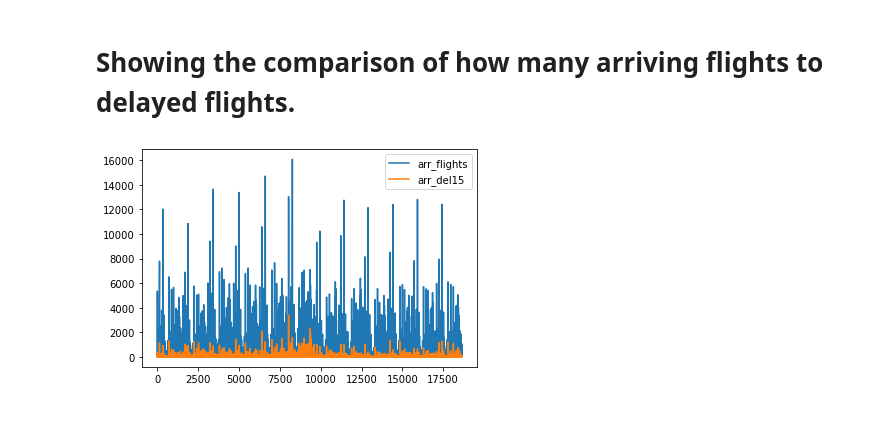
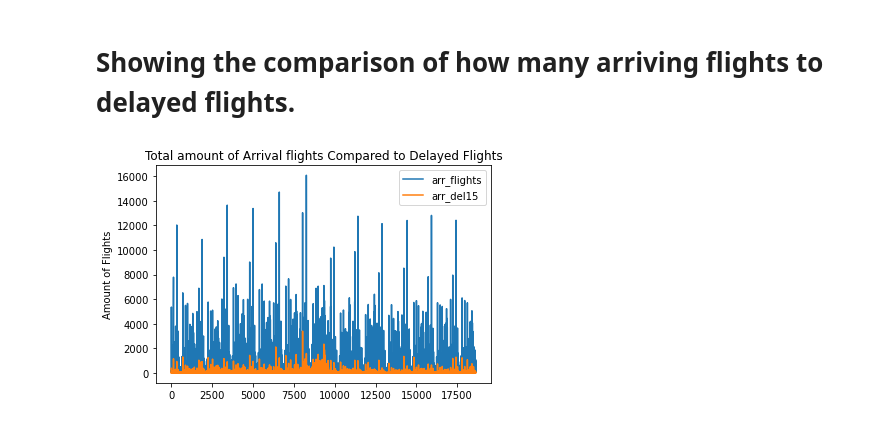
Before and after one commit to kmccoy123/Flight-Delays, a Jupyter notebook: report.ipynb, the cells around one changed output. Saved outputs shown, nothing was run; the diff lists cells and outputs as text; code cells hidden in the pictures.

```diff
--- a/report.ipynb
+++ b/report.ipynb
@@ -54,7 +59,11 @@ carrier_delay_by_month.plot(kind='barh', figsize=(20,20));
 # %% [markdown]
 # Showing the comparison of how many arriving flights to delayed flights.
-# %%
-delay_df = arriving_flights[['arr_flights', 'arr_del15']]
-delay_df.plot();
-# %% [output]
-[figure, removed]
+# %%
+delay_df = arriving_flights[['arr_flights', 'arr_del15']]
+delay_df.plot();
+
+
+plt.ylabel('Amount of Flights')
+plt.title('Total amount of Arrival flights Compared to Delayed Flights');
+# %% [output]
+[figure, added]
```
Also changed, not shown: parts of 1 cell of this notebook, 2 other files.
